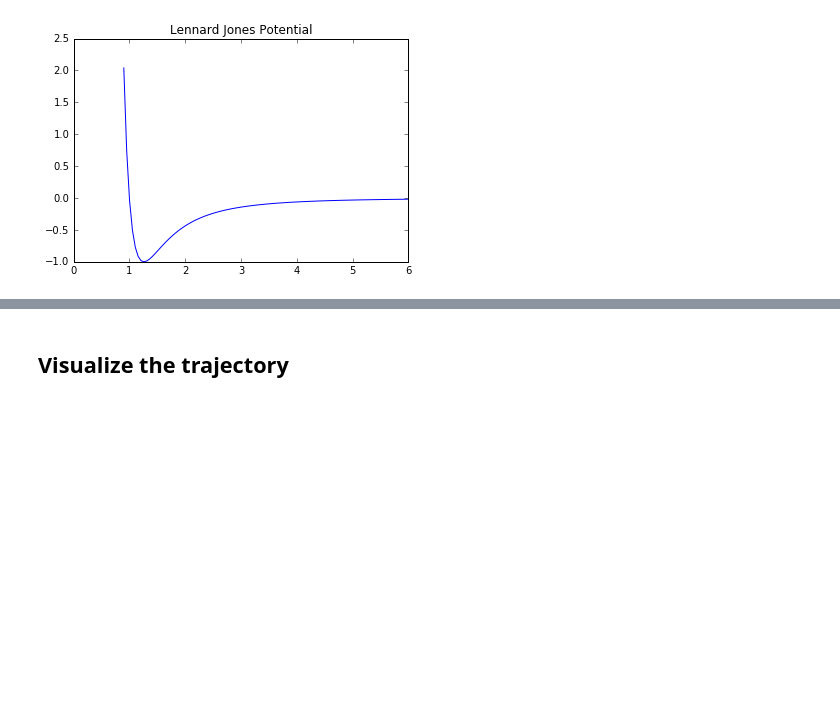
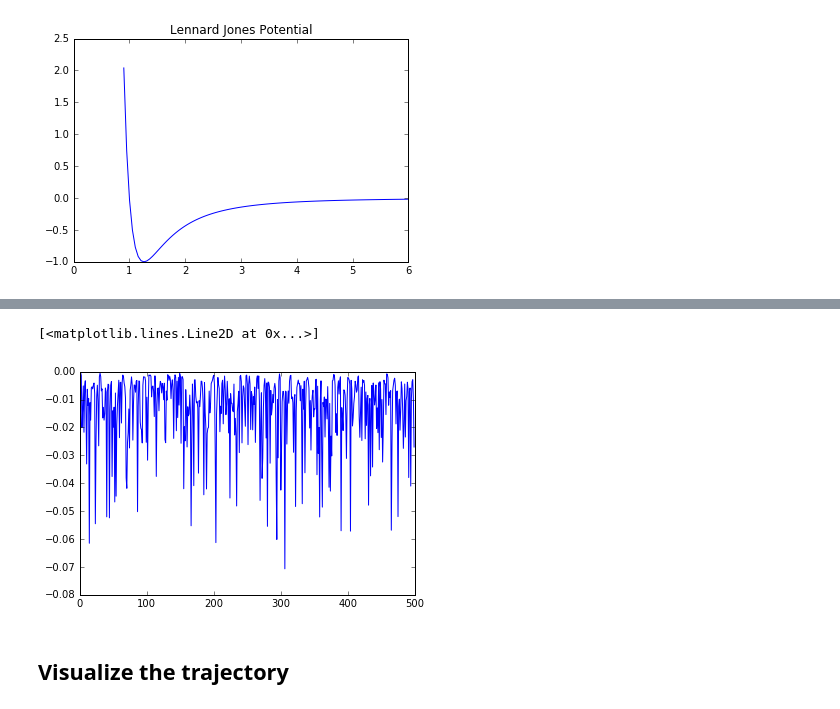
Before and after one commit to chargus/active, a Jupyter notebook: molecular_dynamics.ipynb, the cells around one changed output, grey strips where cells are left out. Cells and saved outputs as stored; diff of their text form; code cells hidden in the pictures; blank space fills up the shorter version.

```diff
--- a/molecular_dynamics.ipynb
+++ b/molecular_dynamics.ipynb
@@ -200,3 +59,8 @@ for i in range(nframes):
+# %%
+plt.plot(vetraj)
+# %% [output]
+[<matplotlib.lines.Line2D at 0x...>]
+[figure, added]
 # %% [markdown]
 ## Visualize the trajectory
 # %%
```
Also changed, not shown: parts of 19 cells of this notebook, 2 other files.
